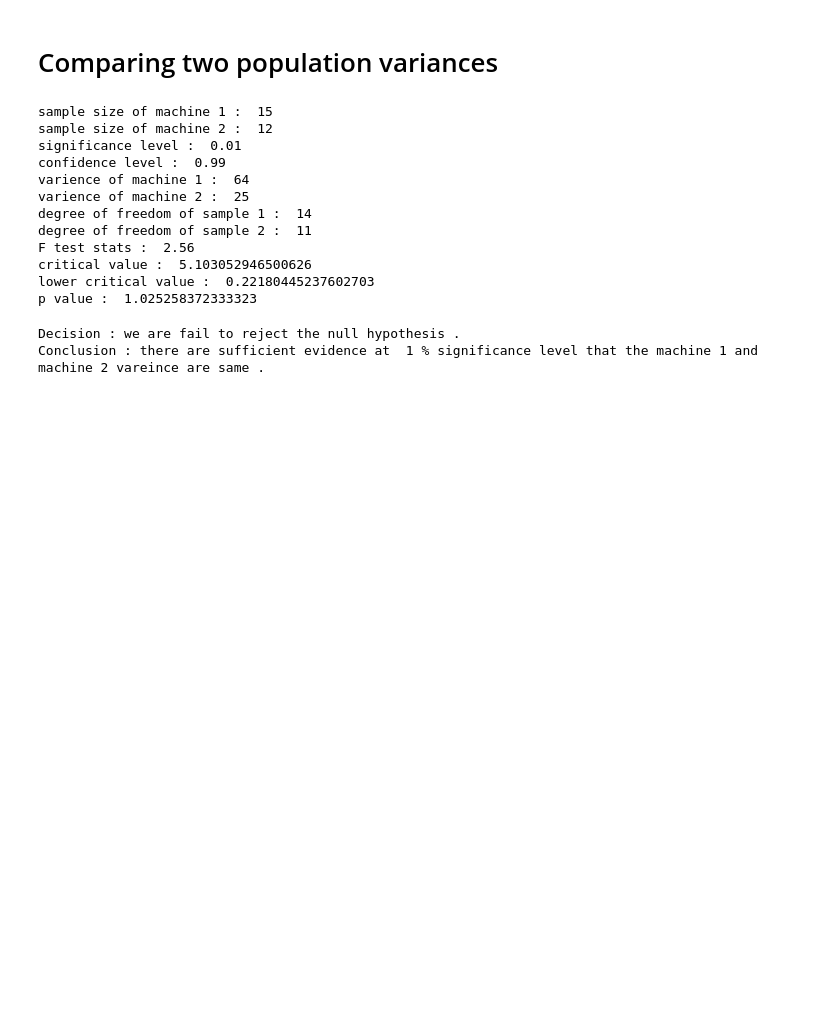
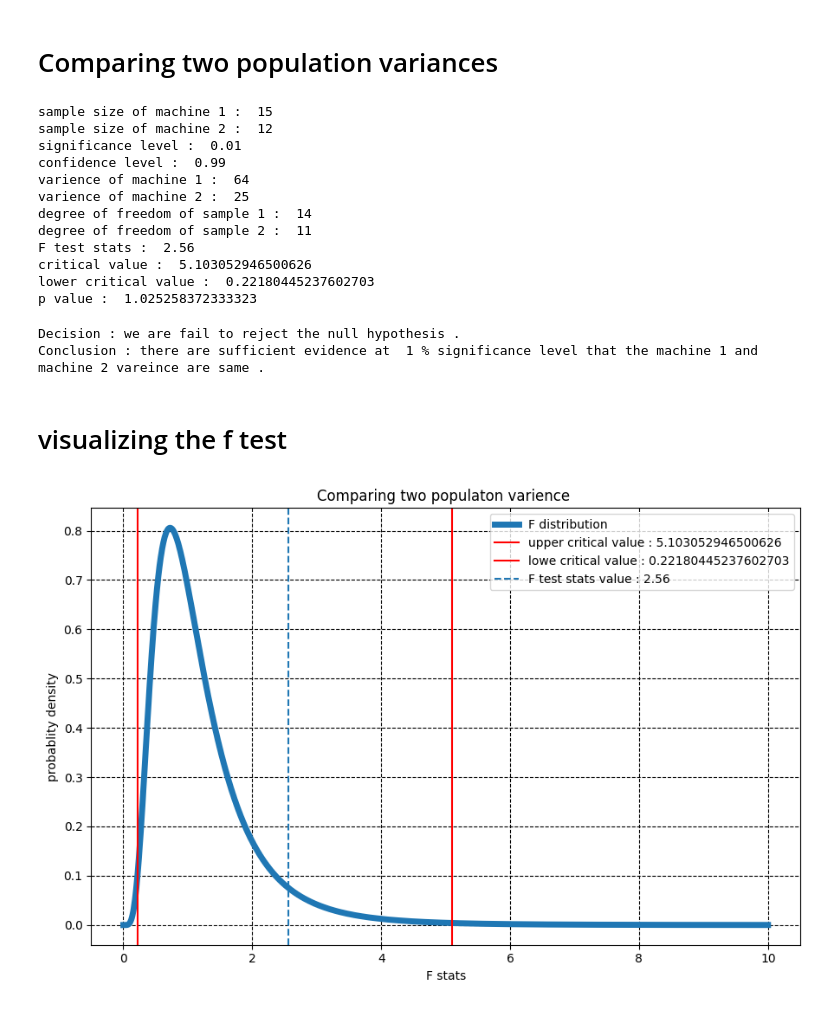
Before and after one commit to Engr-Jawad/statistics_for_data_Science, a Jupyter notebook: f_test_4.ipynb, the cells around one changed output. Cells and saved outputs as stored; diff of their text form; code cells hidden in the pictures; blank space fills up the shorter version.

Commit message:
4th problem are solved on the f test and also the visualize that

```diff
--- a/f_test_4.ipynb
+++ b/f_test_4.ipynb
@@ -26,9 +26,9 @@ print("degree of freedom of sample 2 : ",dof2)
 f_stats = var1 / var2
 print("F test stats : ",f_stats)
 
-critical_value = f.ppf(1 - alpha /2 ,dof1,dof2)
+upper_critical_value = f.ppf(1 - alpha /2 ,dof1,dof2)
 lower_critical_value =  f.ppf(alpha / 2, dof1, dof2)
-print("critical value : ",critical_value)
+print("critical value : ",upper_critical_value)
 print("lower critical value : ",lower_critical_value)
 
 p_value =2 *  f.sf(1 - alpha / 2 ,dof1,dof2)
@@ -56,3 +56,22 @@ else :
 # %% [output]
 Decision : we are fail to reject the null hypothesis .
 Conclusion : there are sufficient evidence at  1 % significance level that the machine 1 and machine 2 vareince are same .
+# %% [markdown]
+# visualizing the f test
+# %%
+x = np.linspace(0,10,1000)
+y = f.pdf(x,dof1,dof2)
+plt.figure(figsize=(9,6))
+plt.plot(x,y,label="F distribution",linewidth = 5)
+plt.axvline(upper_critical_value,linestyle = "solid",label=f"upper critical value : {critical_value}",color = "red")
+plt.axvline(lower_critical_value,linestyle="solid",label=f"lowe critical value : {lower_critical_value}",color = "red")
+plt.axvline(f_stats,linestyle = "--",label=f"F test stats value : {f_stats}")
+plt.title("Comparing two populaton varience ")
+plt.xlabel("F stats")
+plt.ylabel("probablity density")
+plt.grid(True,color ="black",linestyle = "--")
+plt.legend()
+plt.tight_layout()
+plt.show()
+# %% [output]
+[figure, added]
```
